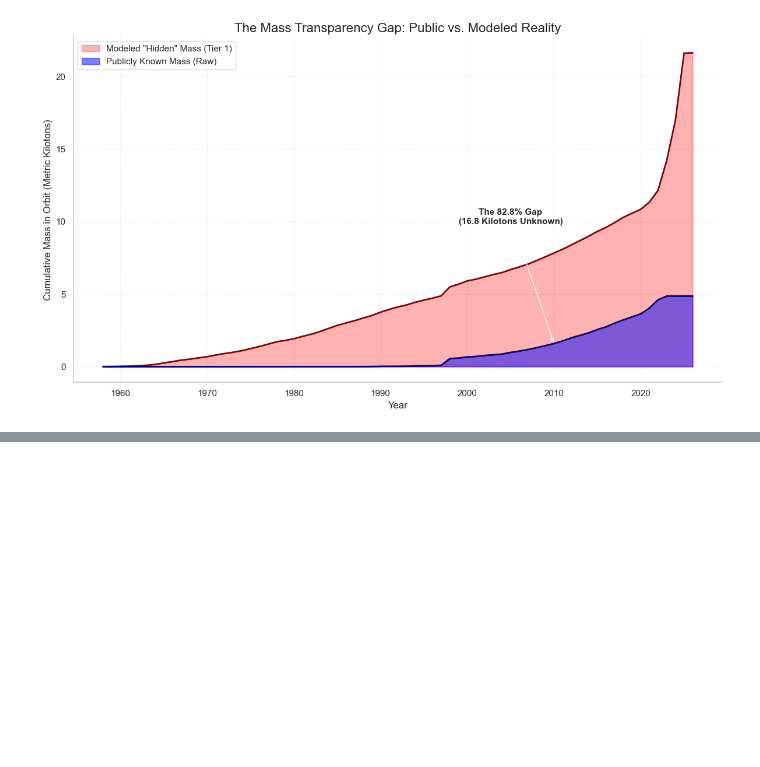
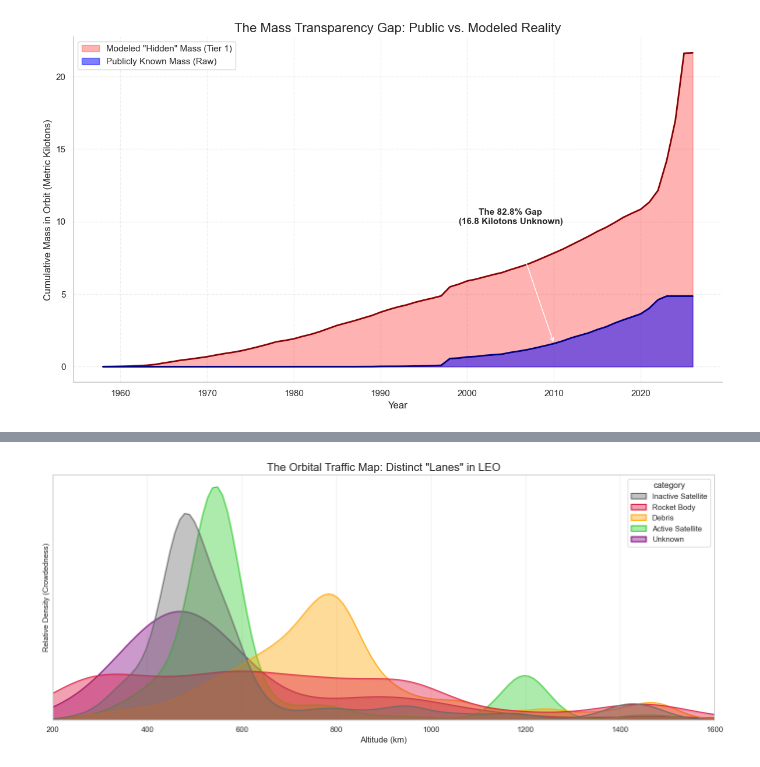
Before and after one commit to sithid/orbital-debris-assessment, a Jupyter notebook: notebooks/eda/satcat_eda.ipynb, the cells around one changed output, grey strips where cells are left out. Cells and saved outputs as stored; diff of their text form; code cells hidden in the pictures; blank space fills up the shorter version.

```diff
--- a/notebooks/eda/satcat_eda.ipynb
+++ b/notebooks/eda/satcat_eda.ipynb
@@ -601,0 +593,60 @@ plt.show()
+# %%
+leo_risk = clutter_data[
+    (clutter_data['perigee_km'] > 200) &
+    (clutter_data['perigee_km'] < 2000)
+].copy()
+
+plt.figure(figsize=(14, 6))
+
+# KDE (Kernel Density Estimation) = "Smooth Density Curve" (The easiest way to see 'Lanes')
+#
+# math:
+#   what is it: algorithm that smooths out the data
+#   translation: show the trend instead of 20000 individual jagged data points
+#
+# smooth density curve:
+#   what is it: continuous wavy line rather than blocky bars(histogram)
+#   translation: rolling hills vs rugged city skyline'
+#
+# vizualize:
+#   highway: x-axis
+#   lanes: peaks
+#   valleys: empty space
+#
+# why not a scatter plot?
+#   dot overlap would be egregious (Overplotting)
+
+sns.kdeplot(
+    data=leo_risk,
+    x='perigee_km',
+    hue='category',
+    fill=True,       # Color under the curve makes it look like a mountain range
+    common_norm=False, # Independent scales: Visualizes 'Distribution' rather than 'Total Count' (prevents small groups from disappearing)
+    palette={
+        'Active Satellite': 'limegreen', # The "Green Lane" (Starlink)
+        'Inactive Satellite': 'dimgrey',
+        'Rocket Body': 'crimson',      # The "Danger Lane"
+        'Debris': 'orange',
+        'Payload': 'grey',
+        'TBA': 'blue',
+        'Unknown': 'purple'            # <--- ADDED THIS KEY TO FIX THE ERROR
+    },
+    alpha=0.4,
+    linewidth=1.5
+)
+
+plt.title('The Orbital Traffic Map: Distinct "Lanes" in LEO', fontsize=16)
+plt.xlabel('Altitude (km)', fontsize=12)
+plt.ylabel('Traffic Density', fontsize=12)
+plt.xlim(200, 1600) # main 'highways'
+plt.grid(True, axis='x', alpha=0.3) # help see altitude better
+
+# remove the confusing y axix numbers (density value noise/clutter)
+plt.yticks([])
+
+plt.ylabel("Relative Density (Crowdedness)", fontsize=11)
+
+plt.tight_layout()
+plt.show()
+# %% [output]
+[figure, added]
```
Also changed, not shown: parts of 2 cells of this notebook, 2 other files.
